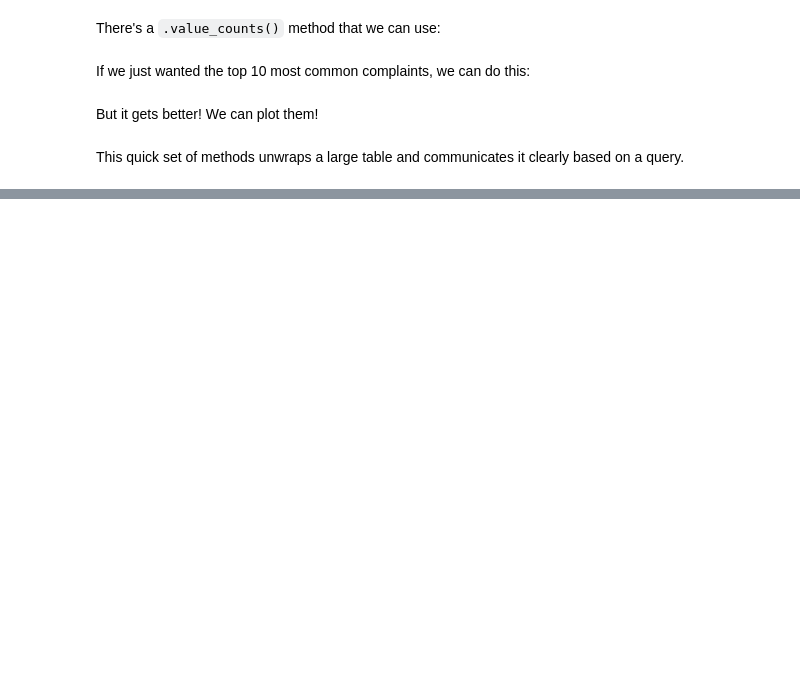
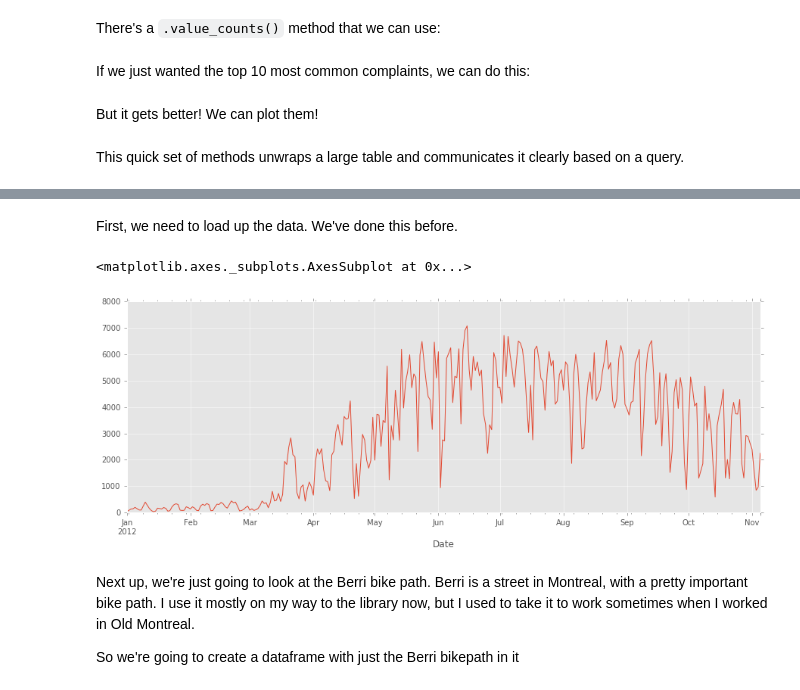
Before and after one commit to dtaantwerp/dtaantwerp.github.io, a Jupyter notebook: notebooks2021/14_W3_Wed_Object_Orientation_I_Basic_Pandas_Classes_Methods.ipynb, the cells around one changed output, grey strips where cells are left out. Drawn from its saved outputs; the diff is of its cells as text; code cells hidden in the pictures; blank space fills up the shorter version.

```diff
--- a/notebooks2021/14_W3_Wed_Object_Orientation_I_Basic_Pandas_Classes_Methods.ipynb
+++ b/notebooks2021/14_W3_Wed_Object_Orientation_I_Basic_Pandas_Classes_Methods.ipynb
@@ -495,0 +474,12 @@ width:50%">
+# %% [markdown]
+First, we need to load up the data. We've done this before.
+# %%
+bikes = pd.read_csv('../data/bikes.csv', sep=';', encoding='latin1', parse_dates=['Date'], dayfirst=True, index_col='Date')
+bikes['Berri 1'].plot()
+# %% [output]
+<matplotlib.axes._subplots.AxesSubplot at 0x...>
+[figure, added]
+# %% [markdown]
+Next up, we're just going to look at the Berri bike path. Berri is a street in Montreal, with a pretty important bike path. I use it mostly on my way to the library now, but I used to take it to work sometimes when I worked in Old Montreal.
+
+So we're going to create a dataframe with just the Berri bikepath in it
```
Also changed, not shown: parts of 72 cells of this notebook, 1 other file.
